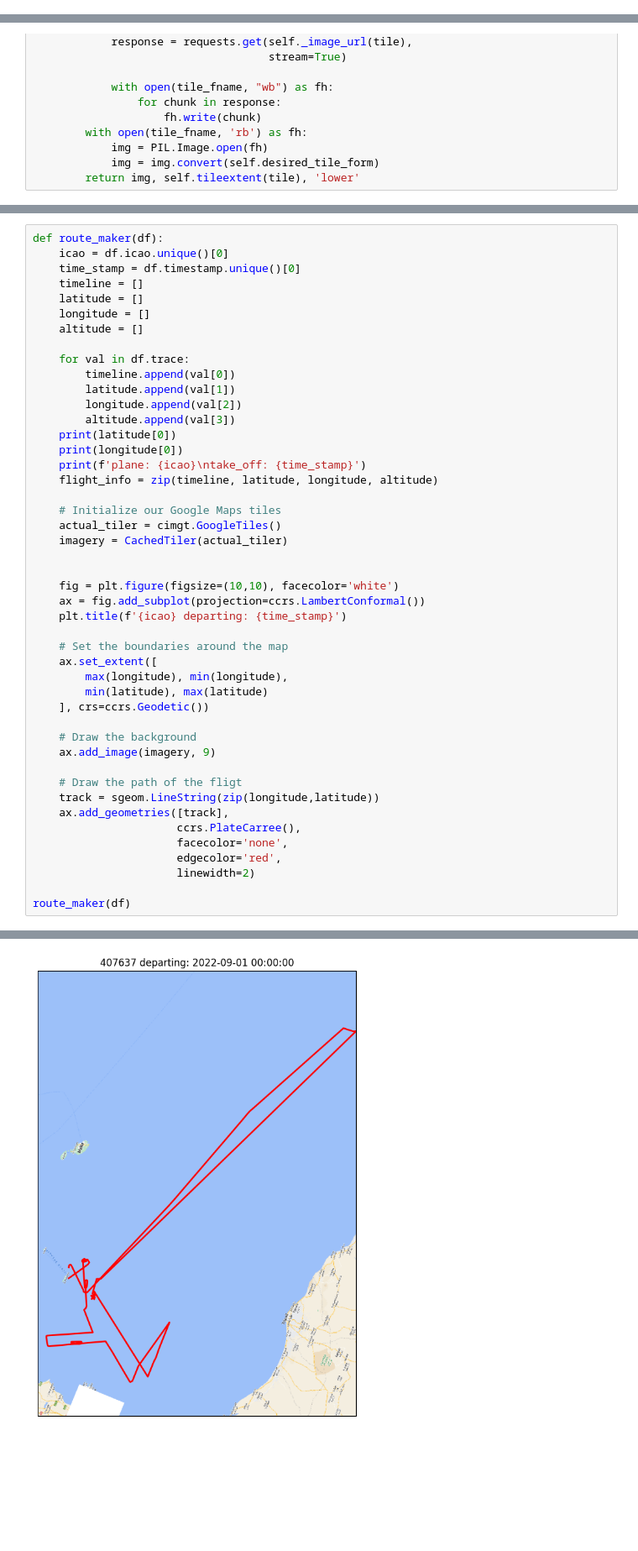
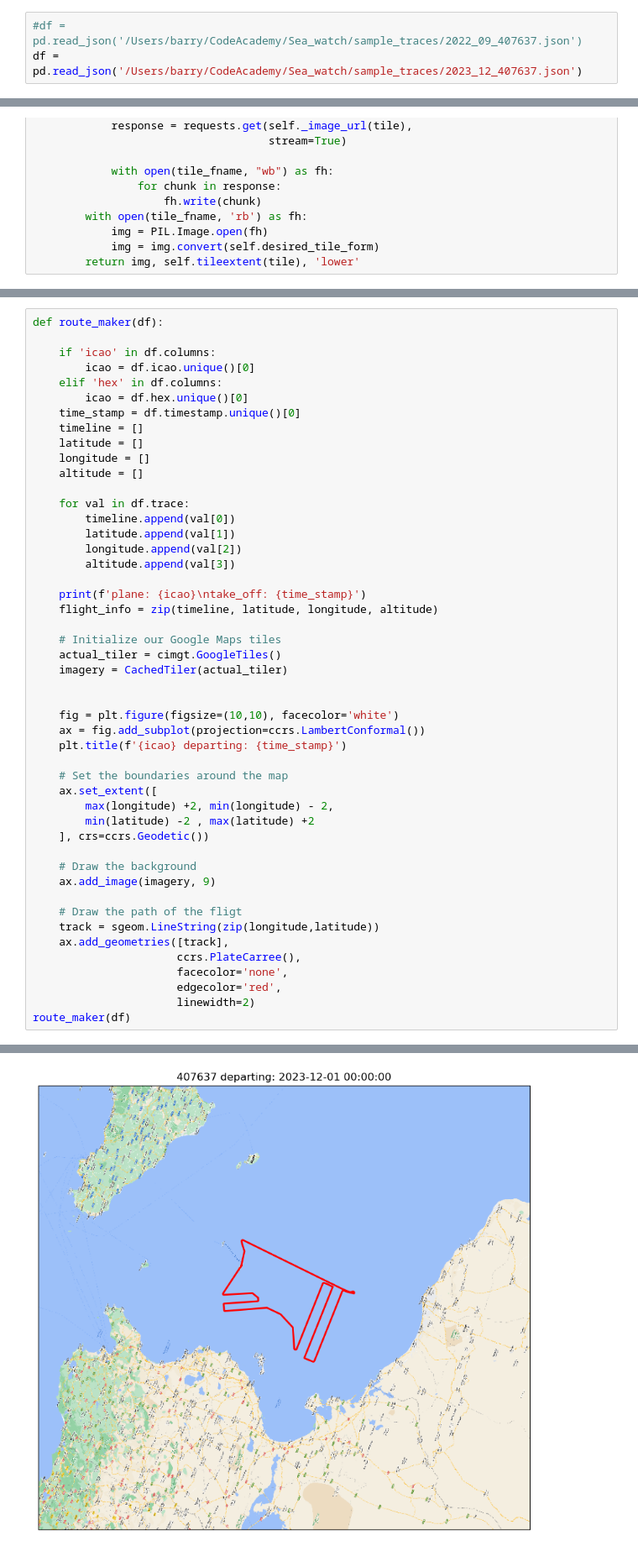
Before and after one commit to baz263/Sea_watch2, a Jupyter notebook: map_attempt_01.ipynb, the cells around one changed output, grey strips where cells are left out. Shown at 84% size. Drawn from its saved outputs; the diff is of its cells as text; blank space fills up the shorter version.

```diff
--- a/map_attempt_01.ipynb
+++ b/map_attempt_01.ipynb
@@ -15,3 +12,6 @@ df = pd.read_json('sample_traces/2022_09_407637.json')
+# %%
+#df = pd.read_json('/Users/barry/CodeAcademy/Sea_watch/sample_traces/2022_09_407637.json')
+df = pd.read_json('/Users/barry/CodeAcademy/Sea_watch/sample_traces/2023_12_407637.json')
 # %%
 import os
 import types
@@ -52,6 +50,10 @@ class CachedTiler(object):
 # %%
 def route_maker(df):
-    icao = df.icao.unique()[0]
+
+    if 'icao' in df.columns:
+        icao = df.icao.unique()[0]
+    elif 'hex' in df.columns:
+        icao = df.hex.unique()[0]
     time_stamp = df.timestamp.unique()[0]
     timeline = []
     latitude = []
@@ -63,8 +65,7 @@ def route_maker(df):
         latitude.append(val[1])
         longitude.append(val[2])
         altitude.append(val[3])
-    print(latitude[0])
-    print(longitude[0])
+
     print(f'plane: {icao}\ntake_off: {time_stamp}')
     flight_info = zip(timeline, latitude, longitude, altitude)
 
@@ -79,8 +80,8 @@ def route_maker(df):
 
     # Set the boundaries around the map
     ax.set_extent([
-        max(longitude), min(longitude),
-        min(latitude), max(latitude)
+        max(longitude) +2, min(longitude) - 2,
+        min(latitude) -2 , max(latitude) +2
     ], crs=ccrs.Geodetic())
 
     # Draw the background
@@ -93,6 +94,5 @@ def route_maker(df):
                       facecolor='none',
                       edgecolor='red',
                       linewidth=2)
-
 route_maker(df)
 # %% [output]
@@ -103 +108 @@ take_off: 2022-09-01 00:00:00
-[figure, old version]
+[figure, new version]
```
Also changed, not shown: parts of 7 cells of this notebook.
